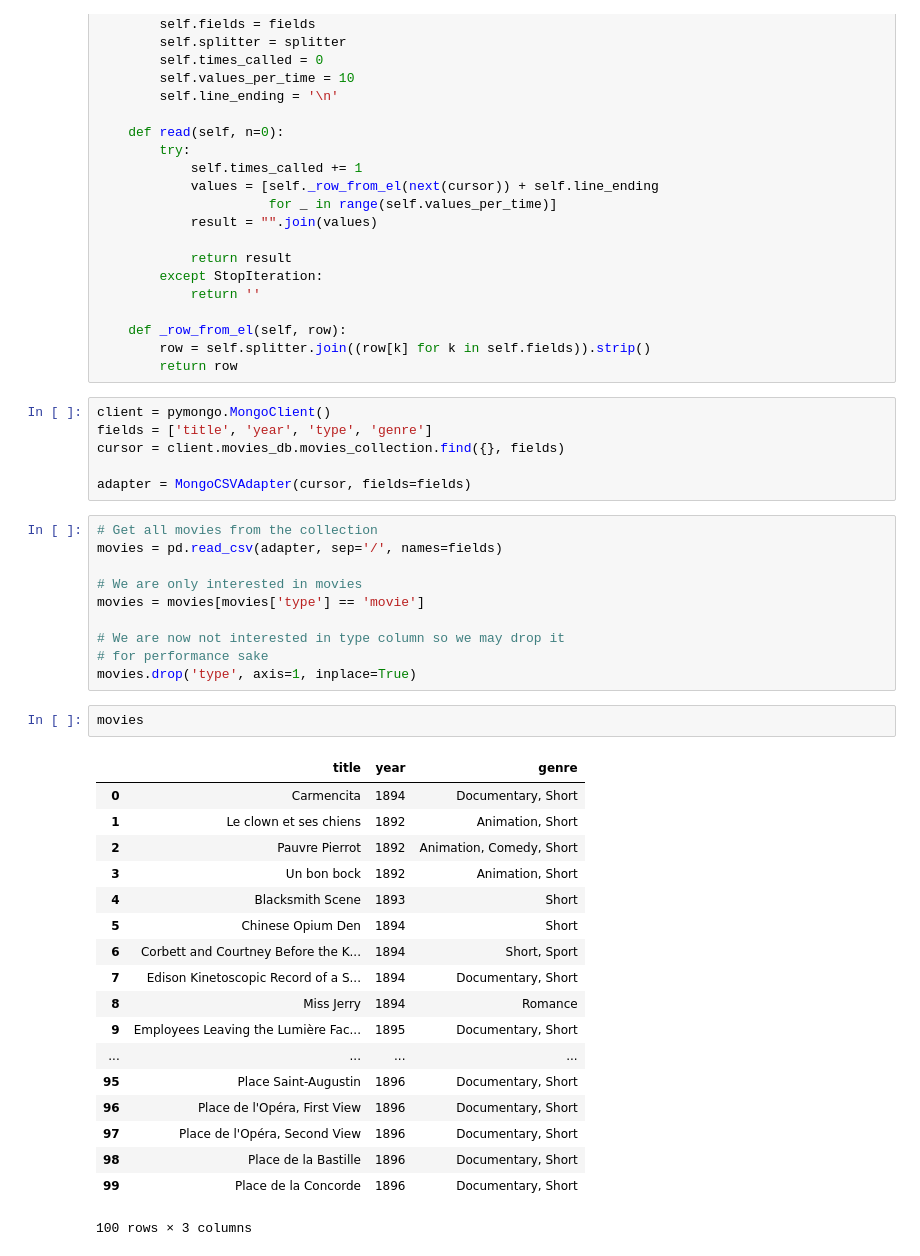
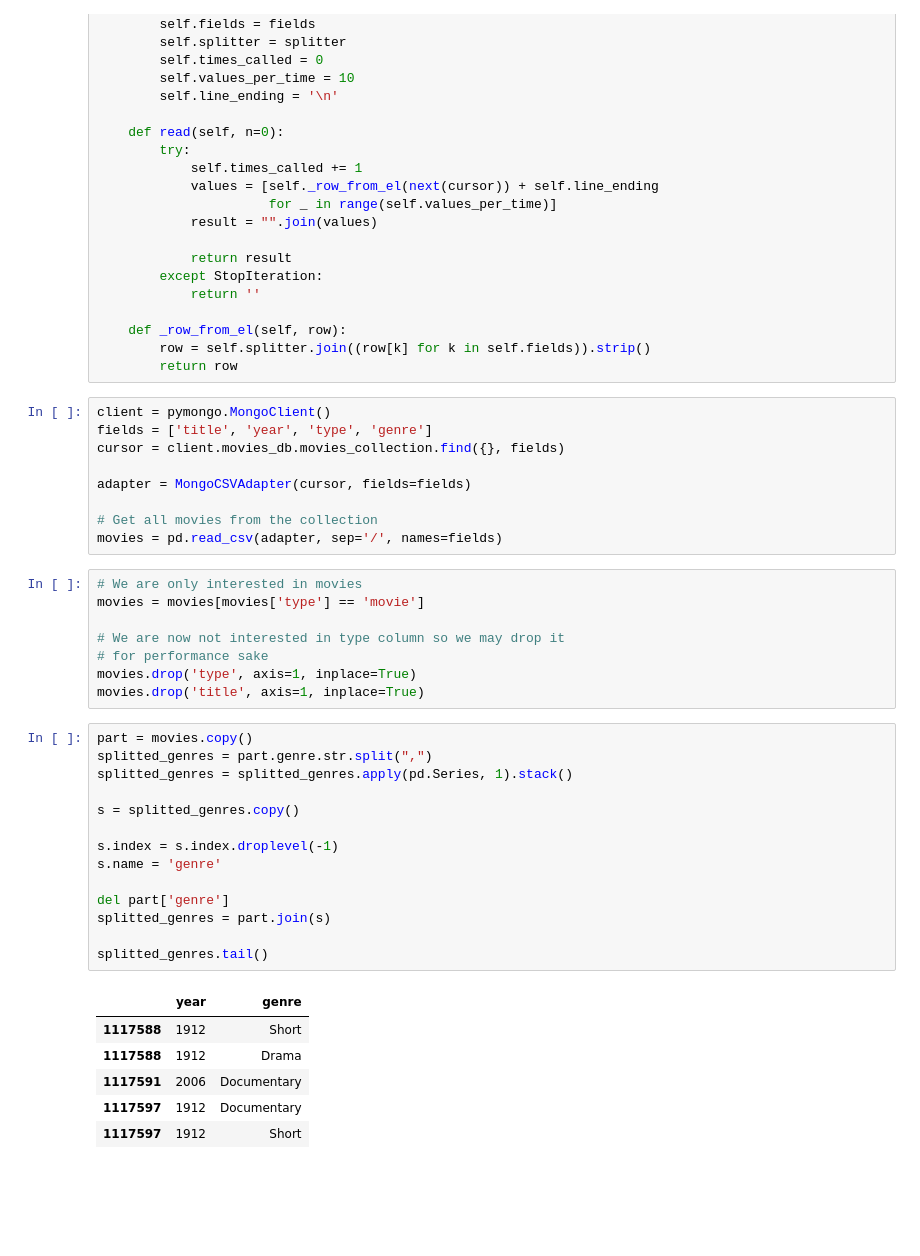
Before and after one commit to MrLokans/movie-analyzer, a Jupyter notebook: genre-analysis.ipynb, the cells around one changed output. Saved outputs shown, nothing was run; the diff lists cells and outputs as text; blank space fills up the shorter version.

```diff
--- a/genre-analysis.ipynb
+++ b/genre-analysis.ipynb
@@ -43,34 +43,35 @@ fields = ['title', 'year', 'type', 'genre']
 cursor = client.movies_db.movies_collection.find({}, fields)
 
 adapter = MongoCSVAdapter(cursor, fields=fields)
+
+# Get all movies from the collection
+movies = pd.read_csv(adapter, sep='/', names=fields)
 # %%
-# Get all movies from the collection
-movies = pd.read_csv(adapter, sep='/', names=fields)
-
 # We are only interested in movies
 movies = movies[movies['type'] == 'movie']
 
 # We are now not interested in type column so we may drop it
 # for performance sake
 movies.drop('type', axis=1, inplace=True)
+movies.drop('title', axis=1, inplace=True)
-# %%
-movies
-# %% [output]
-|  | title | year | genre |
-| 0 | Carmencita | 1894 | Documentary, Short |
-| 1 | Le clown et ses chiens | 1892 | Animation, Short |
-| 2 | Pauvre Pierrot | 1892 | Animation, Comedy, Short |
-| 3 | Un bon bock | 1892 | Animation, Short |
-| 4 | Blacksmith Scene | 1893 | Short |
-| 5 | Chinese Opium Den | 1894 | Short |
-| 6 | Corbett and Courtney Before the K... | 1894 | Short, Sport |
-| 7 | Edison Kinetoscopic Record of a S... | 1894 | Documentary, Short |
-| 8 | Miss Jerry | 1894 | Romance |
-| 9 | Employees Leaving the Lumière Fac... | 1895 | Documentary, Short |
-| ... | ... | ... | ... |
-| 95 | Place Saint-Augustin | 1896 | Documentary, Short |
-| 96 | Place de l'Opéra, First View | 1896 | Documentary, Short |
-| 97 | Place de l'Opéra, Second View | 1896 | Documentary, Short |
-| 98 | Place de la Bastille | 1896 | Documentary, Short |
-| 99 | Place de la Concorde | 1896 | Documentary, Short |
-100 rows × 3 columns
+# %%
+part = movies.copy()
+splitted_genres = part.genre.str.split(",")
+splitted_genres = splitted_genres.apply(pd.Series, 1).stack()
+
+s = splitted_genres.copy()
+
+s.index = s.index.droplevel(-1)
+s.name = 'genre'
+
+del part['genre']
+splitted_genres = part.join(s)
+
+splitted_genres.tail()
+# %% [output]
+|  | year | genre |
+| 1117588 | 1912 | Short |
+| 1117588 | 1912 | Drama |
+| 1117591 | 2006 | Documentary |
+| 1117597 | 1912 | Documentary |
+| 1117597 | 1912 | Short |
```
Also changed, not shown: parts of 1 cell of this notebook.
